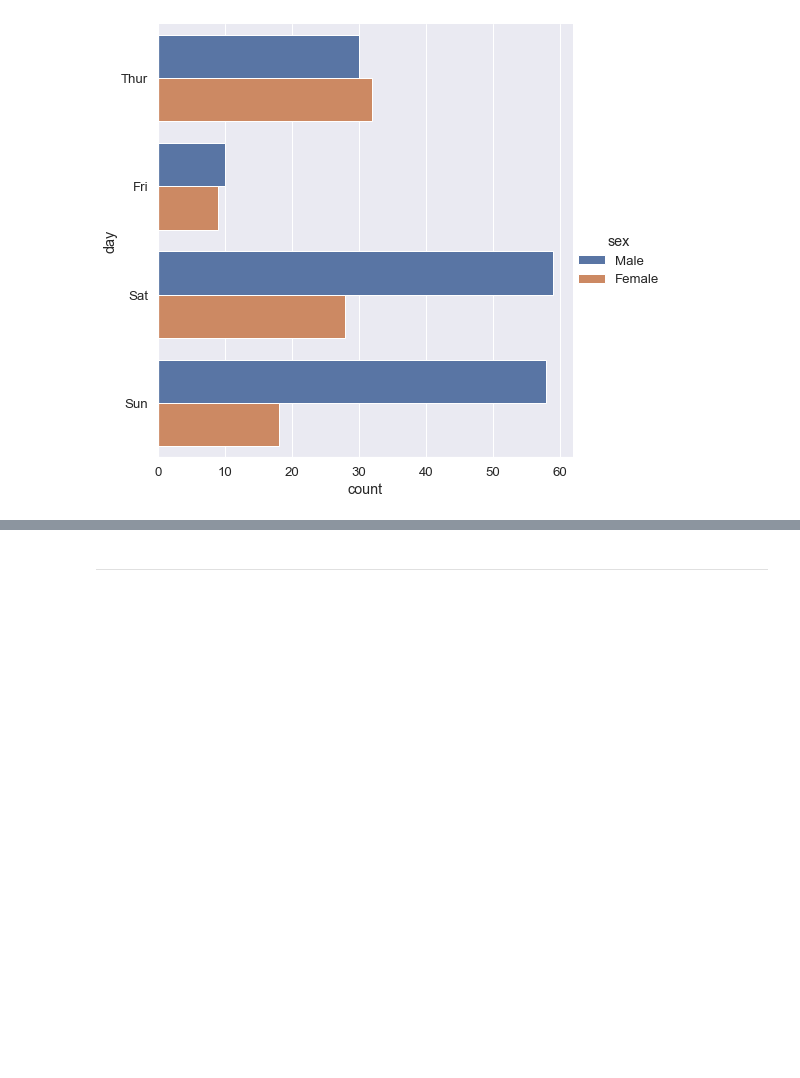
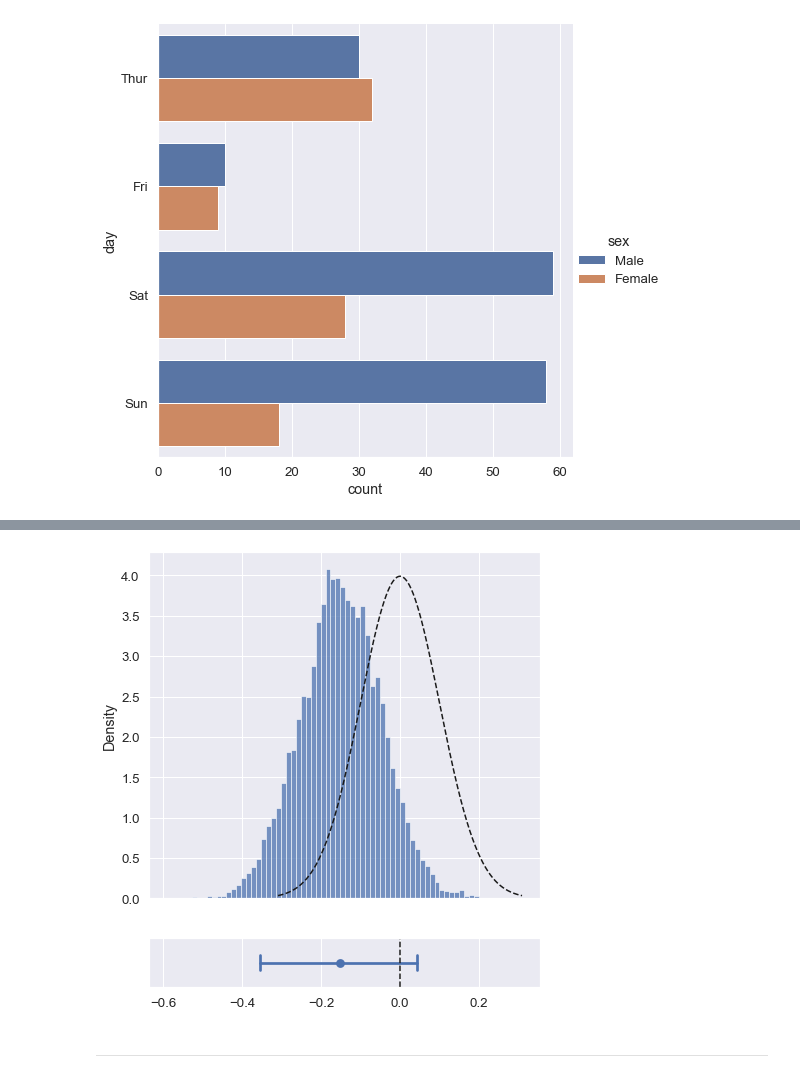
Before and after one commit to chris-leonard/python-playground, a Jupyter notebook: seaborn/seaborn-practice.ipynb, the cells around one changed output, grey strips where cells are left out. Cells and saved outputs as stored; diff of their text form; code cells hidden in the pictures; blank space fills up the shorter version.

Commit message:
add bootstrapping notes

```diff
--- a/seaborn/seaborn-practice.ipynb
+++ b/seaborn/seaborn-practice.ipynb
@@ -432,3 +537,38 @@ sns.catplot(data=tips, x="day", y="total_bill", hue="sex", kind="point", dodge=T
+# %%
+from scipy.stats import norm
+
+mean = 0
+std_dev = 1.0
+n_samples = 100
+
+# random sample
+sample = np.random.normal(loc=mean, scale=std_dev, size=n_samples)
+sample_mean = sample.mean()
+
+# bootstrap resamples
+n_boot = 10000
+resamples = np.random.choice(sample, size=(n_samples, n_boot), replace=True)
+bootstrap_means = resamples.mean(axis=0)
+
+# true distribution of sample mean
+std_err = std_dev / np.sqrt(n_samples)
+x_plot = np.linspace(norm.ppf(0.001, mean, std_err), norm.ppf(0.999, mean, std_err), 1000)
+y_plot = norm.pdf(x_plot, mean, std_err)
+
+# figure
+f, axs = plt.subplots(2, figsize=(7, 8), gridspec_kw={'height_ratios': [7, 1]}, sharex=True)
+
+# histogram of bootstrap means and true distribution of sample mean
+sns.histplot(data=bootstrap_means, stat="density", ax=axs[0])
+axs[0].plot(x_plot, y_plot, color="k", linestyle="--")
+
+# confidence interval around sample mean with population mean
+# seaborn constructs ci by taking percentiles of the bootstrapped estimator
+confidence_level = 95
+sns.pointplot(x=sample, errorbar=("ci", confidence_level), n_boot=n_boot, capsize=.3, ax=axs[1])
+axs[1].axvline(mean, color="k", linestyle="--");
+# %% [output]
+[figure, added]
 # %% [markdown]
 ---
 # %% [markdown]
```
Also changed, not shown: parts of 13 cells of this notebook.
